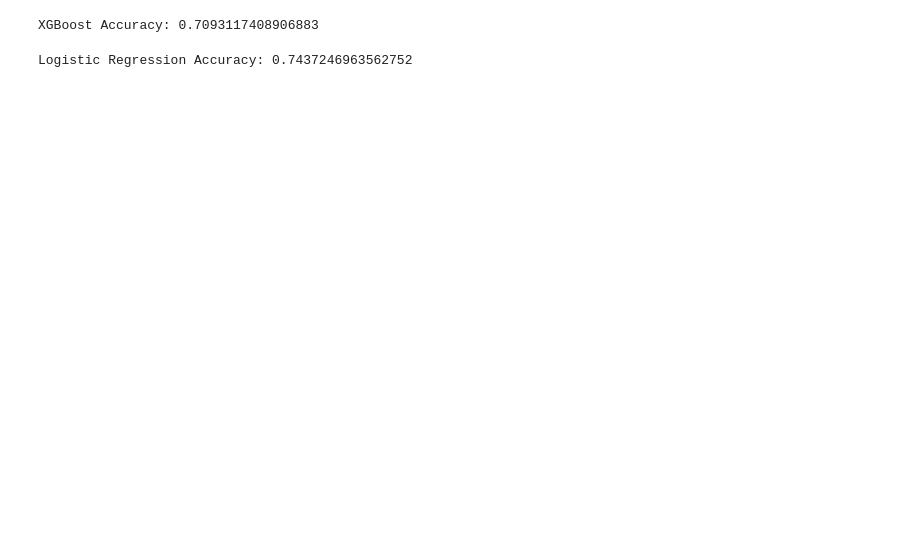
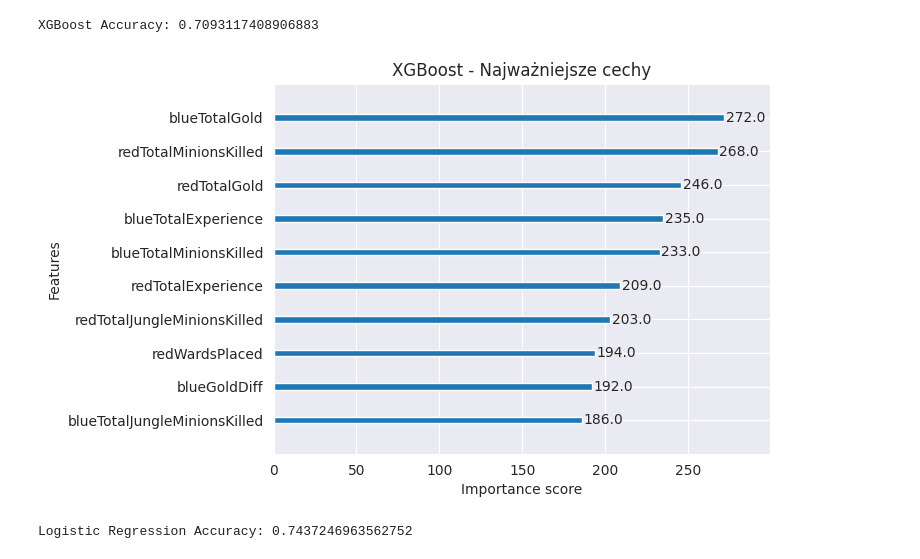
Before and after one commit to stfen/lol-data-analysis, a Jupyter notebook: model.ipynb, the cells around one changed output. Saved outputs shown, nothing was run; the diff lists cells and outputs as text; code cells hidden in the pictures; blank space fills up the shorter version.

```diff
--- a/model.ipynb
+++ b/model.ipynb
@@ -234,6 +310,12 @@ accuracy_xgb = accuracy_score(Y_test, y_pred_xgb)
 print("XGBoost Accuracy:", accuracy_xgb)
 # %% [output]
 XGBoost Accuracy: 0.7093117408906883
+# %%
+xgb.plot_importance(xgb_clf, max_num_features=10)
+plt.title("XGBoost - Najważniejsze cechy")
+plt.show()
+# %% [output]
+[figure, added]
 # %%
 # Logistic Regression (ze skalowaniem)
 scaler = StandardScaler()
```
Also changed, not shown: parts of 7 cells of this notebook.
